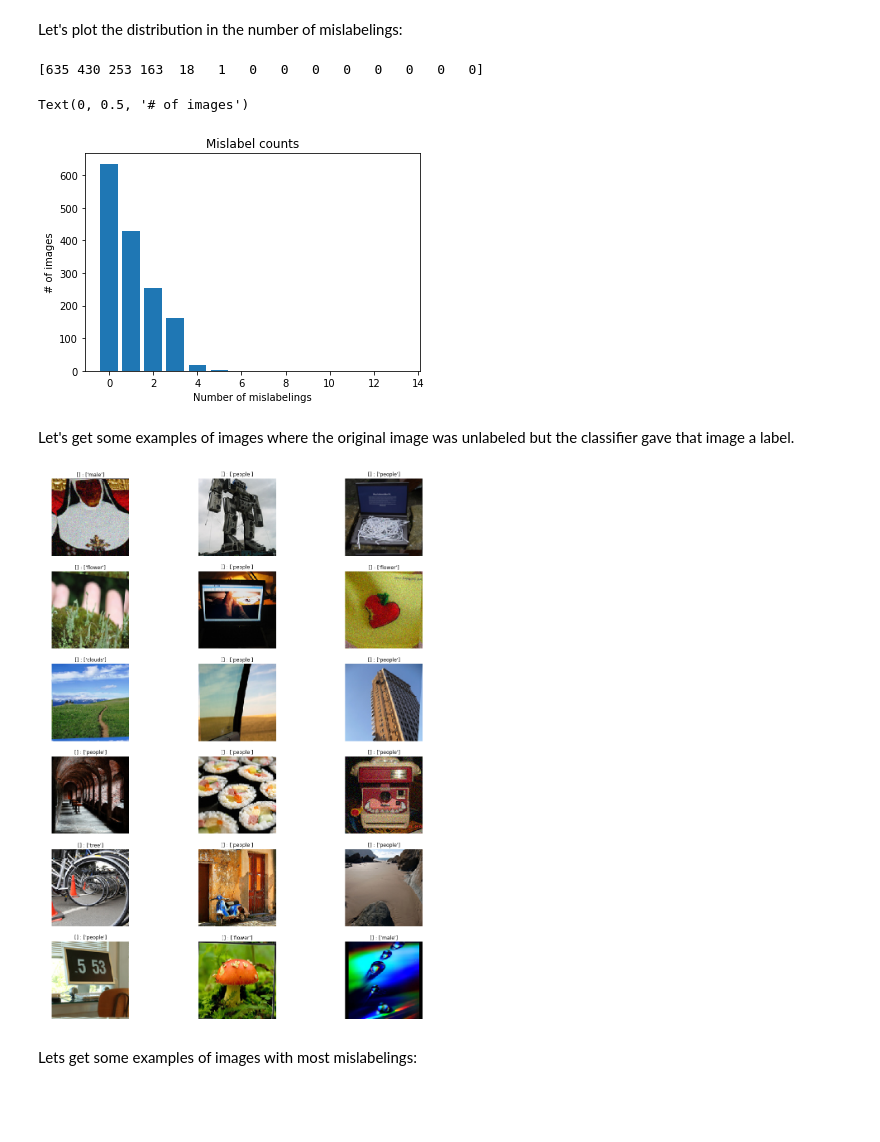
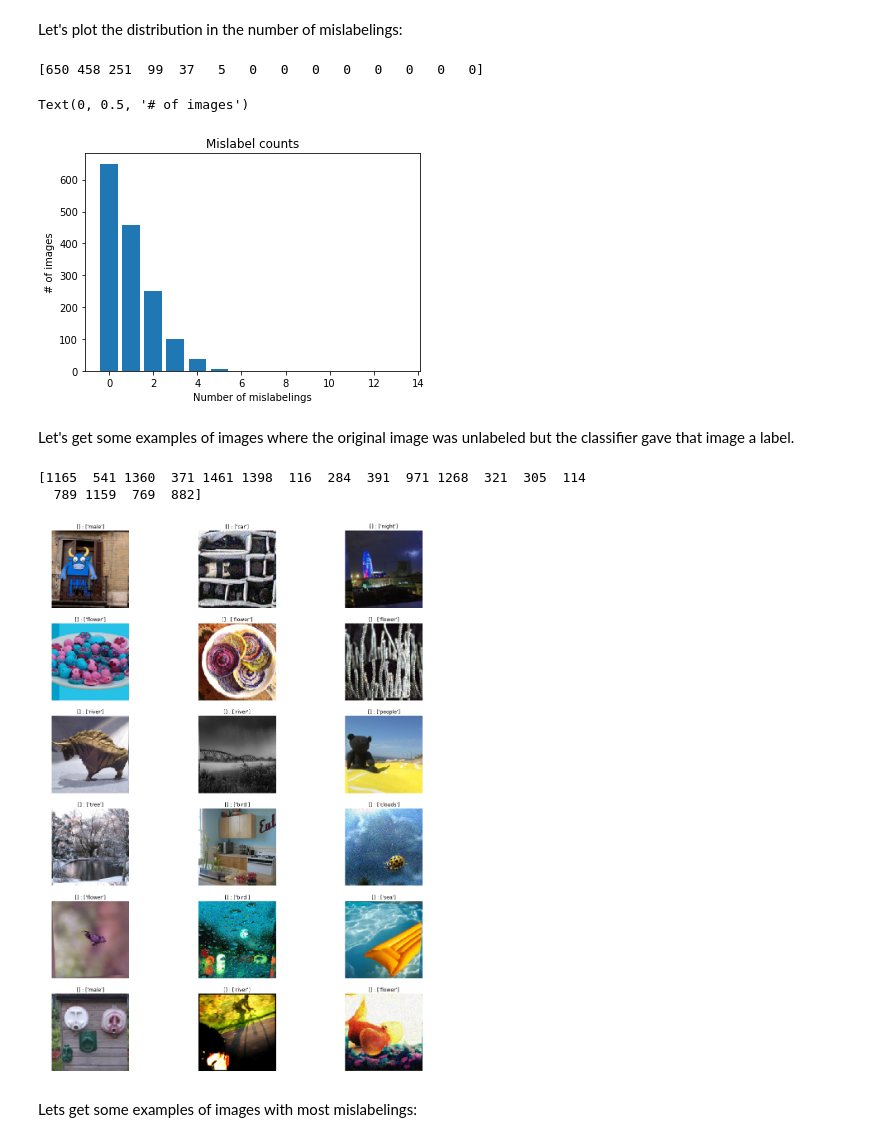
Before and after one commit to MrNerd24/Deep-image-recognition-university-project, a Jupyter notebook: error_analysis.ipynb, the cells around one changed output. Cells and saved outputs as stored; diff of their text form; code cells hidden in the pictures; blank space fills up the shorter version.

```diff
--- a/error_analysis.ipynb
+++ b/error_analysis.ipynb
@@ -249,24 +265,28 @@ y_trues = np.array(y_trues)
 # %% [markdown]
 Let's plot the distribution in the number of mislabelings:
 # %%
-mislabels = get_mislabels_count_distribution(y_hats, y_trues)
+mislabels = utils.get_mislabels_count_distribution(y_hats, y_trues)
 print(mislabels)
 
 plt.bar(np.arange(14, dtype = 'int'), mislabels)
 plt.title('Mislabel counts')
 plt.xlabel('Number of mislabelings')
 plt.ylabel('# of images')
 # %% [output]
-[635 430 253 163  18   1   0   0   0   0   0   0   0   0]
+[650 458 251  99  37   5   0   0   0   0   0   0   0   0]
 Text(0, 0.5, '# of images')
-[figure, old version]
+[figure, new version]
 # %% [markdown]
 Let's get some examples of images where the original image was unlabeled but the classifier gave that image a label.
 # %%
-idx_set = get_indexes_for_mislabelled_images(testDataset, y_trues, y_hats, mislabels_count = 1, true_labels_count = 0, y_hat_labels_count = 1, sample_size = 18)
-plot_imgs_with_labels(testDataset, idx_set, rows = 6, cols = 3)
+idx_set = utils.get_indexes_for_mislabelled_images(testDataset, y_trues, y_hats, mislabels_count = 1, true_labels_count = 0, y_hat_labels_count = 1, operators = [eq, eq] ,sample_size = 18)
+print(idx_set)
+
+plot_imgs_with_labels(testDataset, y_hats, idx_set, rows = 6, cols = 3)
 # %% [output]
+[1165  541 1360  371 1461 1398  116  284  391  971 1268  321  305  114
+  789 1159  769  882]
-[figure, old version]
+[figure, new version]
 # %% [markdown]
 Lets get some examples of images with most mislabelings:
 # %%
```
Also changed, not shown: parts of 12 cells of this notebook, 1 other file.
